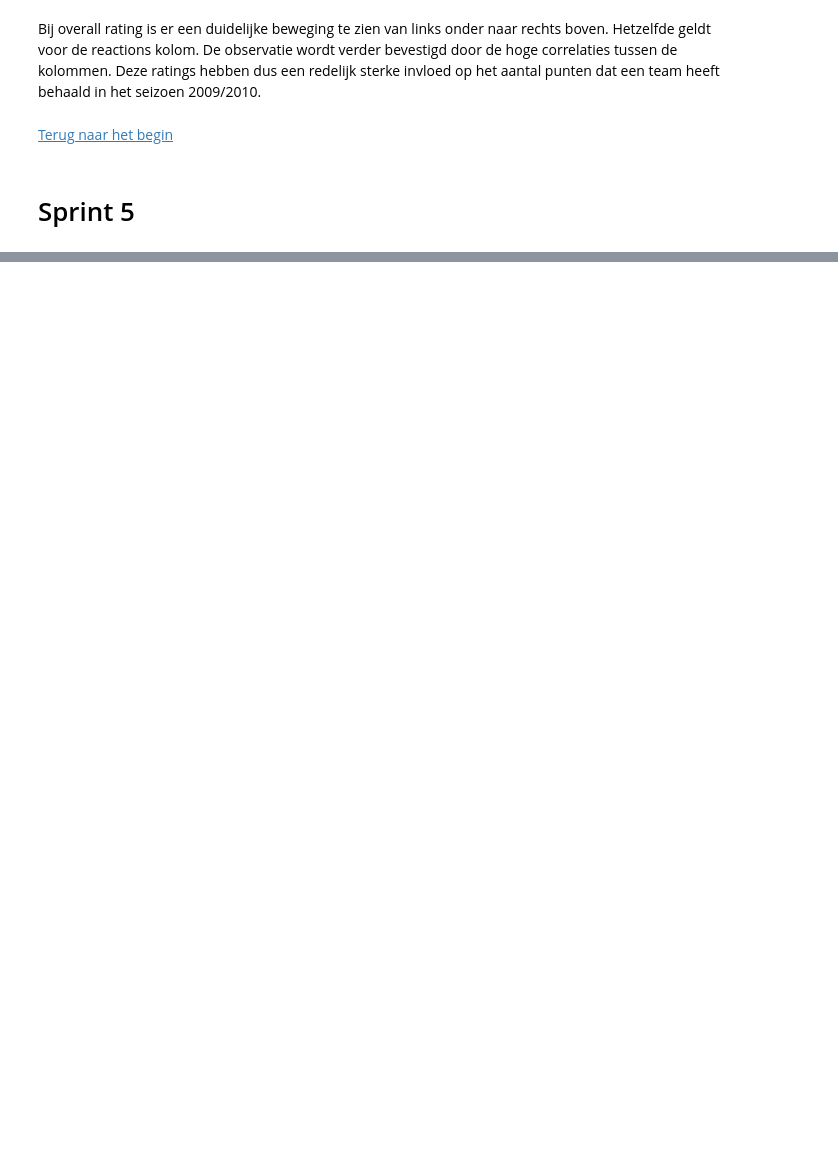
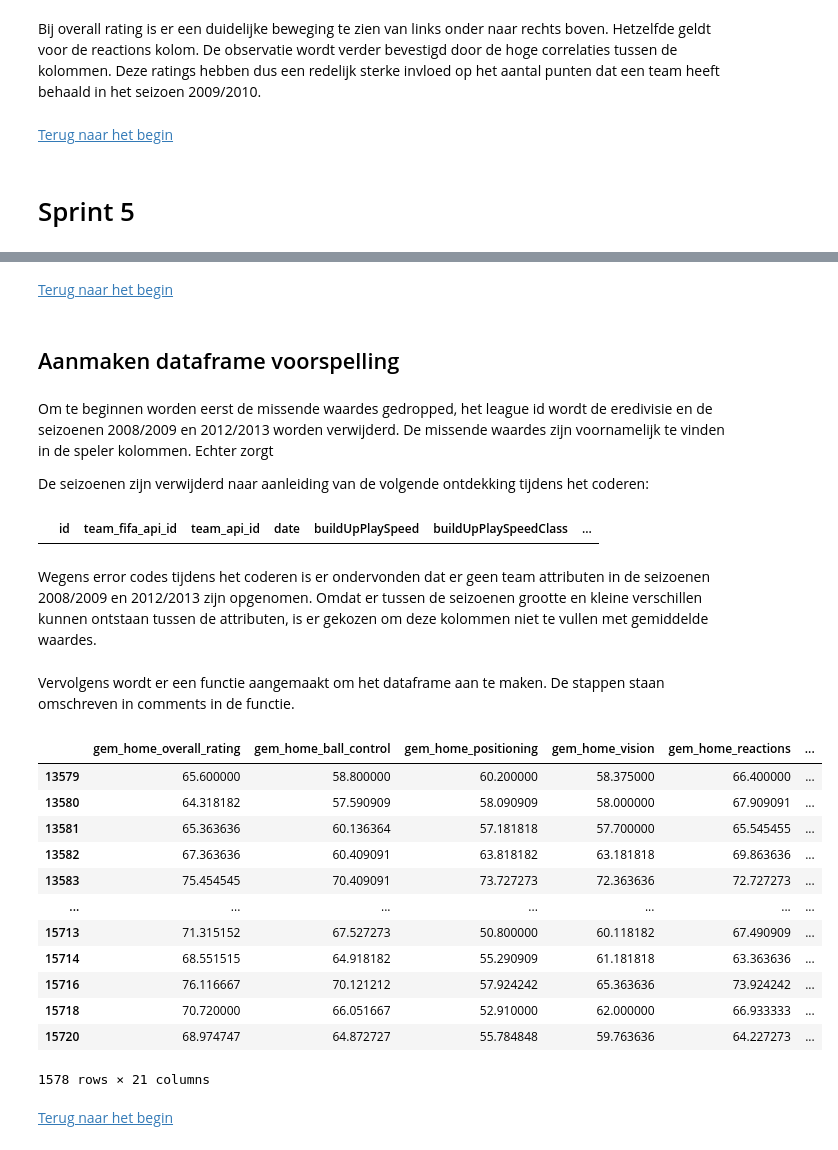
Before and after one commit to BJHeemskerk/DataLab2_2023, a Jupyter notebook: Notebook_Johan.ipynb, the cells around one changed output, grey strips where cells are left out. Saved outputs shown, nothing was run; the diff lists cells and outputs as text; code cells hidden in the pictures; blank space fills up the shorter version.

```diff
--- a/Notebook_Johan.ipynb
+++ b/Notebook_Johan.ipynb
@@ -1495,26 +1500,0 @@ yesnt
-# %%
-columns = ['buildUpPlaySpeed',
-           'buildUpPlaySpeedClass',
-           'buildUpPlayDribbling',
-           'buildUpPlayDribblingClass',
-           'buildUpPlayPassing',
-           'buildUpPlayPassingClass',
-           'buildUpPlayPositioningClass',
-           'chanceCreationPassing',
-           'chanceCreationPassingClass',
-           'chanceCreationCrossing',
-           'chanceCreationCrossingClass',
-           'chanceCreationShooting',
-           'chanceCreationShootingClass',
-           'chanceCreationPositioningClass',
-           'defencePressure',
-           'defencePressureClass',
-           'defenceAggression',
-           'defenceAggressionClass',
-           'defenceTeamWidth',
-           'defenceTeamWidthClass',
-           'defenceDefenderLineClass']
-
-
-target = yesnt['result']
-predictors = yesnt[columns]
@@ -1752,0 +1630,15 @@ yeet2
+# %% [markdown]
+[Terug naar het begin](#begin)
+# %% [markdown]
+## Aanmaken dataframe voorspelling <a name='dfvoor'></a>
+# %% [markdown]
+Om te beginnen worden eerst de missende waardes gedropped, het league id wordt de eredivisie en de seizoenen 2008/2009 en 2012/2013 worden verwijderd.
+De missende waardes zijn voornamelijk te vinden in de speler kolommen. Echter zorgt
+
+De seizoenen zijn verwijderd naar aanleiding van de volgende ontdekking tijdens het coderen:
+# %%
+team_attributes[team_attributes['season'] == '2012/2013']
+# %% [output]
+|  | id | team_fifa_api_id | team_api_id | date | buildUpPlaySpeed | buildUpPlaySpeedClass | ... |
+# %% [markdown]
+Wegens error codes tijdens het coderen is er ondervonden dat er geen team attributen in de seizoenen 2008/2009 en 2012/2013 zijn opgenomen. Omdat er tussen de seizoenen grootte en kleine verschillen kunnen ontstaan tussen de attributen, is er gekozen om deze kolommen niet te vullen met gemiddelde waardes.
@@ -1752,0 +1652,2 @@ yeet2
+# %% [markdown]
+Vervolgens wordt er een functie aangemaakt om het dataframe aan te maken. De stappen staan omschreven in comments in de functie.
@@ -1752,0 +1712,24 @@ yeet2
+# %%
+#aanmaken 2 lijsten voor gebruik functie
+kolom_speler = ['overall_rating', 'ball_control', 'positioning', 'vision', 'reactions']
+kolom_team = ['buildUpPlayPassing', 'buildUpPlayPositioningClass', 'chanceCreationCrossing', 'defencePressure', 'defenceAggression']
+
+#toepassen van de functie
+voorspelling = df_voorspelling(kolom_speler, kolom_team)
+display(voorspelling)
+# %% [output]
+|  | gem_home_overall_rating | gem_home_ball_control | gem_home_positioning | gem_home_vision | gem_home_reactions | ... |
+| 13579 | 65.600000 | 58.800000 | 60.200000 | 58.375000 | 66.400000 | ... |
+| 13580 | 64.318182 | 57.590909 | 58.090909 | 58.000000 | 67.909091 | ... |
+| 13581 | 65.363636 | 60.136364 | 57.181818 | 57.700000 | 65.545455 | ... |
+| 13582 | 67.363636 | 60.409091 | 63.818182 | 63.181818 | 69.863636 | ... |
+| 13583 | 75.454545 | 70.409091 | 73.727273 | 72.363636 | 72.727273 | ... |
+| ... | ... | ... | ... | ... | ... | ... |
+| 15713 | 71.315152 | 67.527273 | 50.800000 | 60.118182 | 67.490909 | ... |
+| 15714 | 68.551515 | 64.918182 | 55.290909 | 61.181818 | 63.363636 | ... |
+| 15716 | 76.116667 | 70.121212 | 57.924242 | 65.363636 | 73.924242 | ... |
+| 15718 | 70.720000 | 66.051667 | 52.910000 | 62.000000 | 66.933333 | ... |
+| 15720 | 68.974747 | 64.872727 | 55.784848 | 59.763636 | 64.227273 | ... |
+1578 rows × 21 columns
+# %% [markdown]
+[Terug naar het begin](#begin)
```
Also changed, not shown: parts of 67 cells of this notebook.
